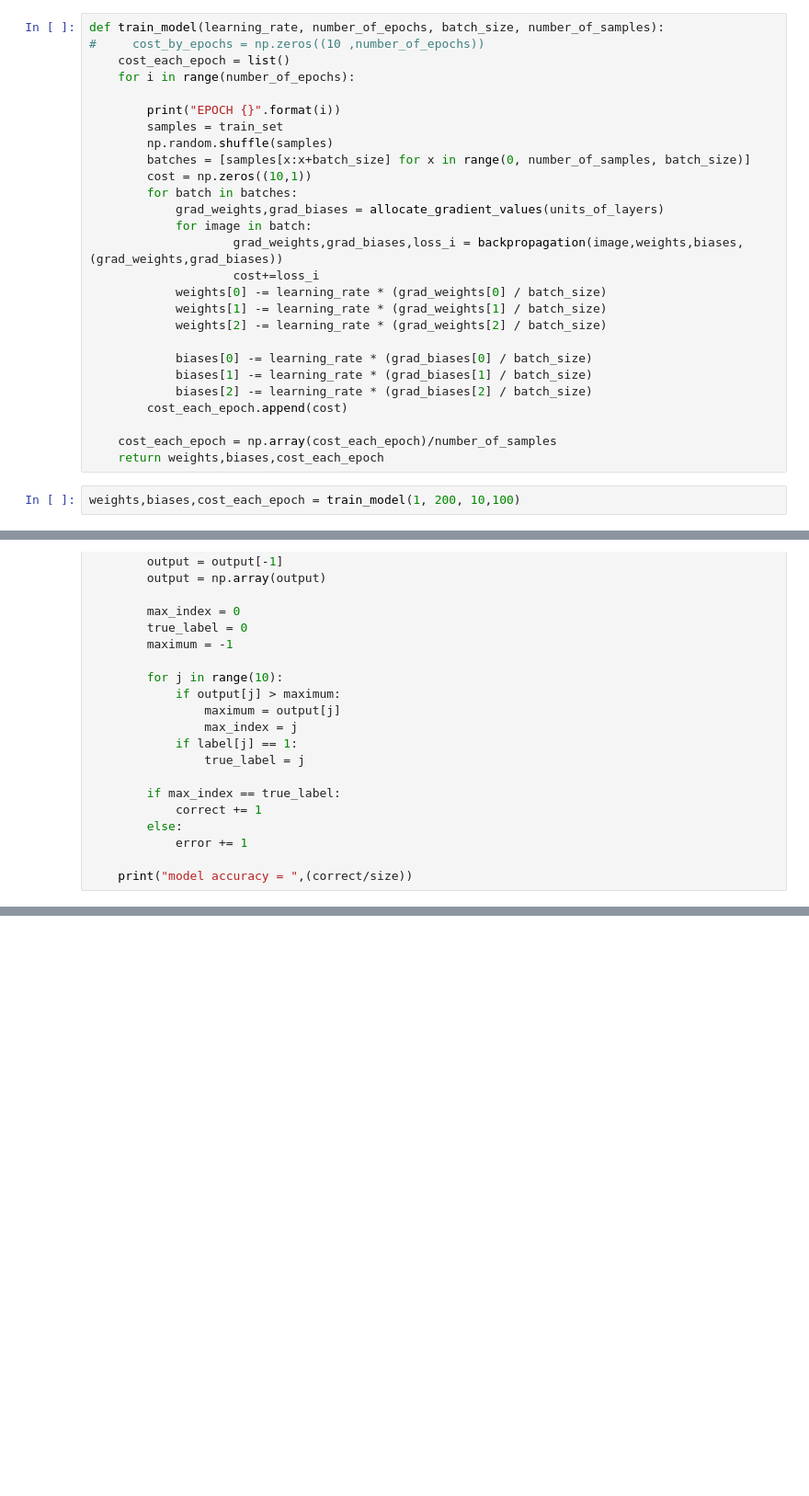
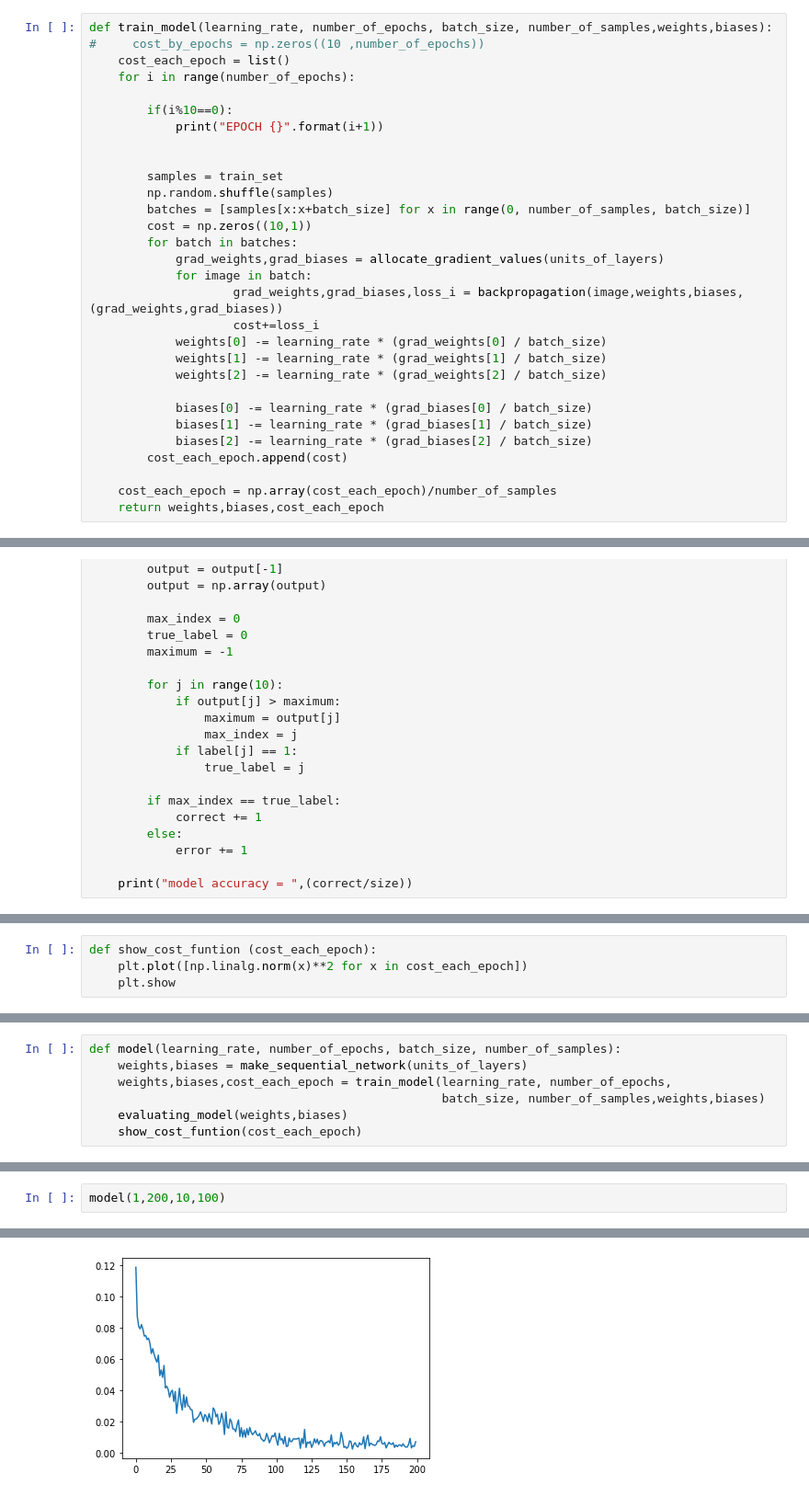
Before and after one commit to aidawm/MNIST_handwritten-digit, a Jupyter notebook: digit_recognition.ipynb, the cells around one changed output, grey strips where cells are left out. Shown: that part at 92% size. Cells and saved outputs as stored; diff of their text form; blank space fills up the shorter version.

Commit message:
try some different learning rate and plot it

```diff
--- a/digit_recognition.ipynb
+++ b/digit_recognition.ipynb
@@ -168,10 +165,13 @@ weights,biases = make_sequential_network(units_of_layers)
 # %%
-def train_model(learning_rate, number_of_epochs, batch_size, number_of_samples):
+def train_model(learning_rate, number_of_epochs, batch_size, number_of_samples,weights,biases):
 #     cost_by_epochs = np.zeros((10 ,number_of_epochs))
     cost_each_epoch = list()
     for i in range(number_of_epochs):
 
-        print("EPOCH {}".format(i))
+        if(i%10==0):
+            print("EPOCH {}".format(i+1))
+
+
         samples = train_set
         np.random.shuffle(samples)
         batches = [samples[x:x+batch_size] for x in range(0, number_of_samples, batch_size)]
@@ -192,5 +192,3 @@ def train_model(learning_rate, number_of_epochs, batch_size, number_of_samples):
 
     cost_each_epoch = np.array(cost_each_epoch)/number_of_samples
     return weights,biases,cost_each_epoch
-# %%
-weights,biases,cost_each_epoch = train_model(1, 200, 10,100)
@@ -253,0 +230,4 @@ model accuracy =  0.91
+# %%
+def show_cost_funtion (cost_each_epoch):
+    plt.plot([np.linalg.norm(x)**2 for x in cost_each_epoch])
+    plt.show
@@ -253,0 +240,7 @@ model accuracy =  0.91
+# %%
+def model(learning_rate, number_of_epochs, batch_size, number_of_samples):
+    weights,biases = make_sequential_network(units_of_layers)
+    weights,biases,cost_each_epoch = train_model(learning_rate, number_of_epochs,
+                                                 batch_size, number_of_samples,weights,biases)
+    evaluating_model(weights,biases)
+    show_cost_funtion(cost_each_epoch)
@@ -253,0 +249,3 @@ model accuracy =  0.91
+# %%
+model(1,200,10,100)
+# %% [output]
@@ -253,0 +269 @@ model accuracy =  0.91
+[figure, added]
```
Also changed, not shown: parts of 17 cells of this notebook.
